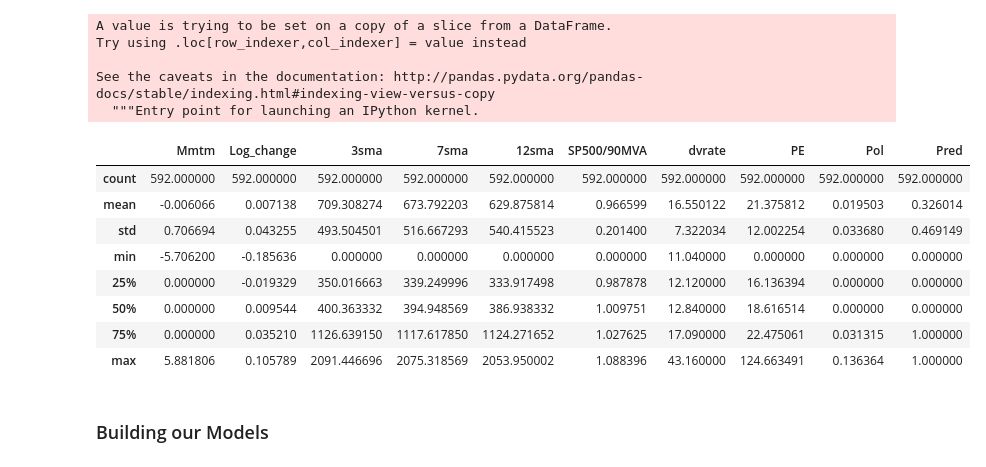
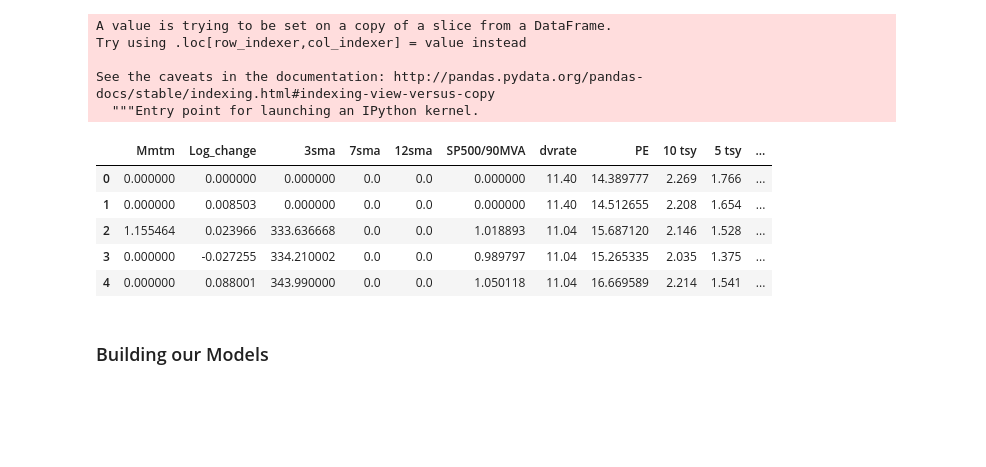
Before and after one commit to SaiKrishnaAnudeepJ/QuantitativeTrading, a Jupyter notebook: Final.ipynb, the cells around one changed output. Cells and saved outputs as stored; diff of their text form; code cells hidden in the pictures; blank space fills up the shorter version.

```diff
--- a/Final.ipynb
+++ b/Final.ipynb
@@ -158,6 +158,9 @@ snt = pd.DataFrame()
 snt["Pol"] = pol1
 snt["Sub"] = sub1
 snt =  snt[:309]
+# %%
+snt = snt.reset_index()
+snt = snt[["Pol","Sub"]]
 # %% [markdown]
 ### Creating Final Dataset
 # %%
@@ -219,17 +222,14 @@ df_x = df_x.replace(np.inf, np.nan)
 df_x=df_x.fillna(0)
 # %%
 # Our final set of X-Variables
-df_x.describe()
+df_x.head()
 # %% [output]
-|  | Mmtm | Log_change | 3sma | 7sma | 12sma | SP500/90MVA | dvrate | PE | Pol | Pred |
-| count | 592.000000 | 592.000000 | 592.000000 | 592.000000 | 592.000000 | 592.000000 | 592.000000 | 592.000000 | 592.000000 | 592.000000 |
-| mean | -0.006066 | 0.007138 | 709.308274 | 673.792203 | 629.875814 | 0.966599 | 16.550122 | 21.375812 | 0.019503 | 0.326014 |
-| std | 0.706694 | 0.043255 | 493.504501 | 516.667293 | 540.415523 | 0.201400 | 7.322034 | 12.002254 | 0.033680 | 0.469149 |
-| min | -5.706200 | -0.185636 | 0.000000 | 0.000000 | 0.000000 | 0.000000 | 11.040000 | 0.000000 | 0.000000 | 0.000000 |
-| 25% | 0.000000 | -0.019329 | 350.016663 | 339.249996 | 333.917498 | 0.987878 | 12.120000 | 16.136394 | 0.000000 | 0.000000 |
-| 50% | 0.000000 | 0.009544 | 400.363332 | 394.948569 | 386.938332 | 1.009751 | 12.840000 | 18.616514 | 0.000000 | 0.000000 |
-| 75% | 0.000000 | 0.035210 | 1126.639150 | 1117.617850 | 1124.271652 | 1.027625 | 17.090000 | 22.475061 | 0.031315 | 1.000000 |
-| max | 5.881806 | 0.105789 | 2091.446696 | 2075.318569 | 2053.950002 | 1.088396 | 43.160000 | 124.663491 | 0.136364 | 1.000000 |
+|  | Mmtm | Log_change | 3sma | 7sma | 12sma | SP500/90MVA | dvrate | PE | 10 tsy | 5 tsy | ... |
+| 0 | 0.000000 | 0.000000 | 0.000000 | 0.0 | 0.0 | 0.000000 | 11.40 | 14.389777 | 2.269 | 1.766 | ... |
+| 1 | 0.000000 | 0.008503 | 0.000000 | 0.0 | 0.0 | 0.000000 | 11.40 | 14.512655 | 2.208 | 1.654 | ... |
+| 2 | 1.155464 | 0.023966 | 333.636668 | 0.0 | 0.0 | 1.018893 | 11.04 | 15.687120 | 2.146 | 1.528 | ... |
+| 3 | 0.000000 | -0.027255 | 334.210002 | 0.0 | 0.0 | 0.989797 | 11.04 | 15.265335 | 2.035 | 1.375 | ... |
+| 4 | 0.000000 | 0.088001 | 343.990000 | 0.0 | 0.0 | 1.050118 | 11.04 | 16.669589 | 2.214 | 1.541 | ... |
 # %% [markdown]
 ### Building our Models
 # %%
```
Also changed, not shown: parts of 16 cells of this notebook.
